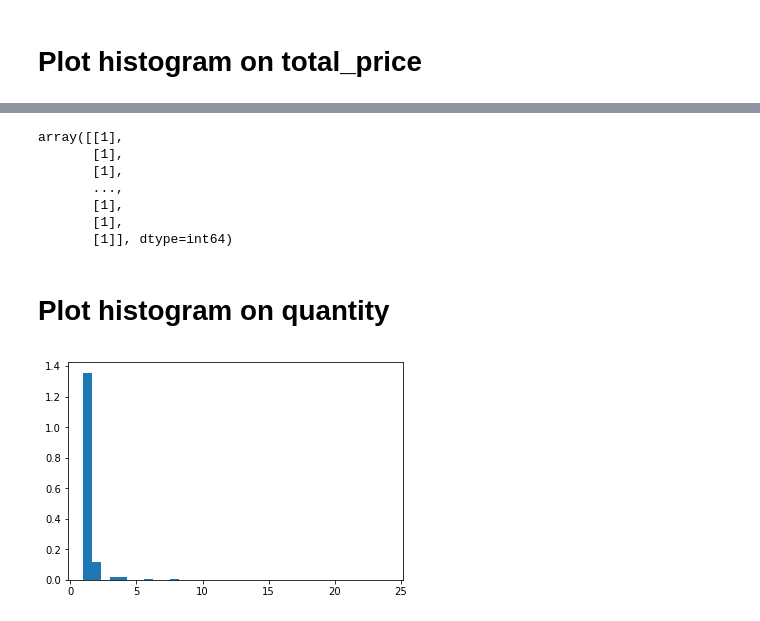
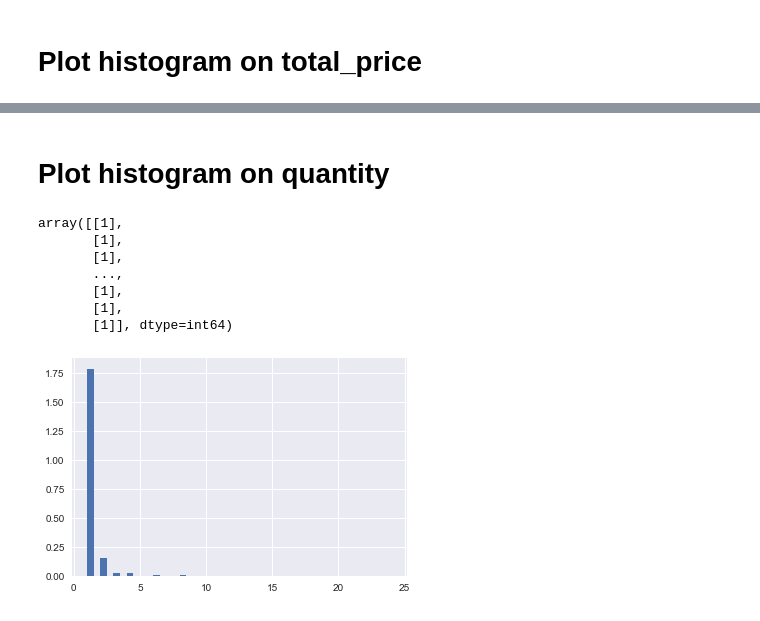
Before and after one commit to Kanbc/recommender-systems, a Jupyter notebook: explore/Order.ipynb, the cells around one changed output, grey strips where cells are left out. Saved outputs shown, nothing was run; the diff lists cells and outputs as text; code cells hidden in the pictures.

```diff
--- a/explore/Order.ipynb
+++ b/explore/Order.ipynb
@@ -79,6 +82,0 @@ plt.show()
-# %%
-from scipy import stats, integrate
-import seaborn as sns
-sns.set(color_codes=True)
-
-sns.distplot(tprice)
@@ -88,3 +87,5 @@ sns.distplot(tprice)
+# %% [markdown]
+# Plot histogram on quantity
 # %%
 qty = order.as_matrix(columns=order.columns[8:9])
 
@@ -97,14 +98,12 @@ array([[1],
        [1],
        [1],
        [1]], dtype=int64)
-# %% [markdown]
-# Plot histogram on quantity
 # %%
 import matplotlib.pyplot as plt
 import numpy as np
 %matplotlib inline
 plotqty = qty
-plt.hist(plotqty, normed=True, bins=35)
+plt.hist(plotqty, normed=True, bins=46)
 plt.show()
 # %% [output]
-[figure, old version]
+[figure, new version]
```
Also changed, not shown: parts of 9 cells of this notebook.
